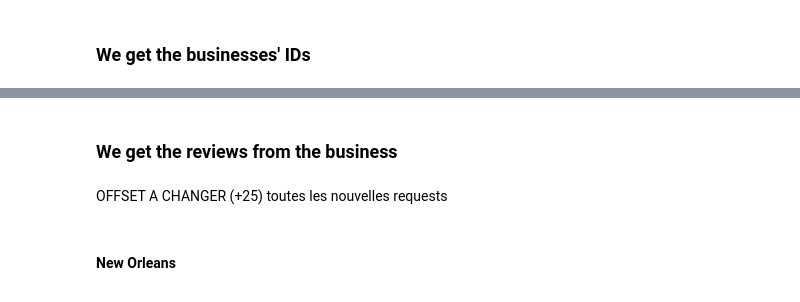
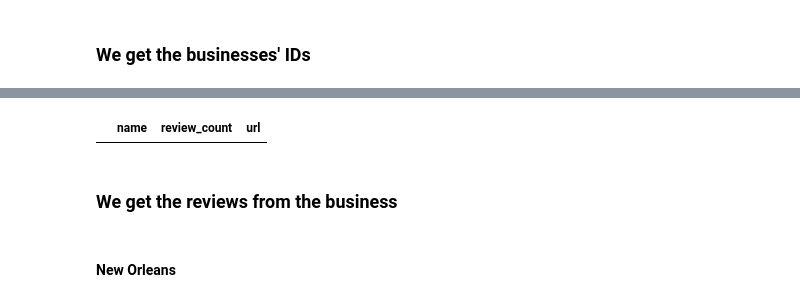
Before and after one commit to Alex-brss/NLP_Data_Exploration_and_Modeling, a Jupyter notebook: scraping.ipynb, the cells around one changed output, grey strips where cells are left out. Drawn from its saved outputs; the diff is of its cells as text; code cells hidden in the pictures.

```diff
--- a/scraping.ipynb
+++ b/scraping.ipynb
@@ -87,7 +116,9 @@ def get_all_business_ids(base_url):
+# %%
+businesses_elements
+# %% [output]
+|  | name | review_count | url |
 # %% [markdown]
 ### We get the reviews from the business
-# %% [markdown]
-OFFSET A CHANGER (+25) toutes les nouvelles requests
 # %%
 def get_reviews(restaurant_ids, city):
     list_of_reviews = []
```
Also changed, not shown: parts of 14 cells of this notebook, 6 other files.
